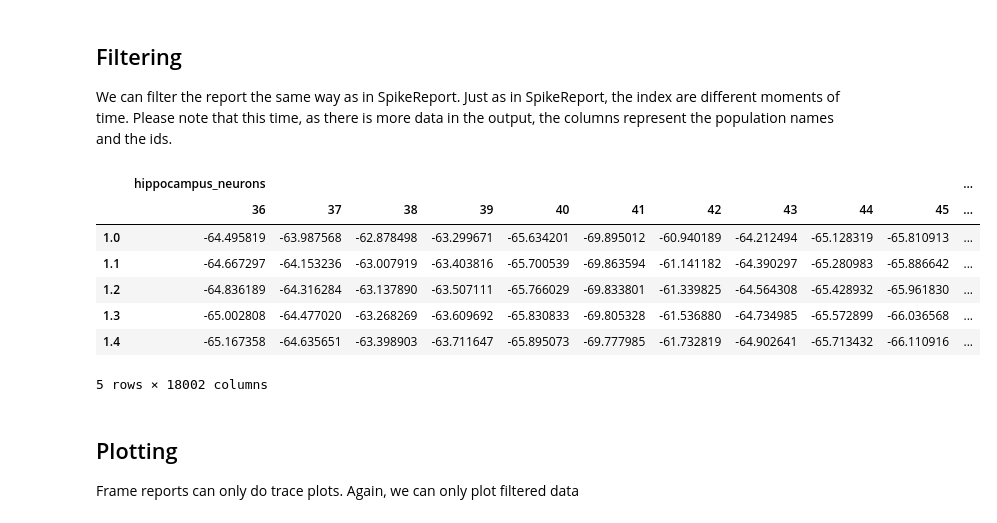
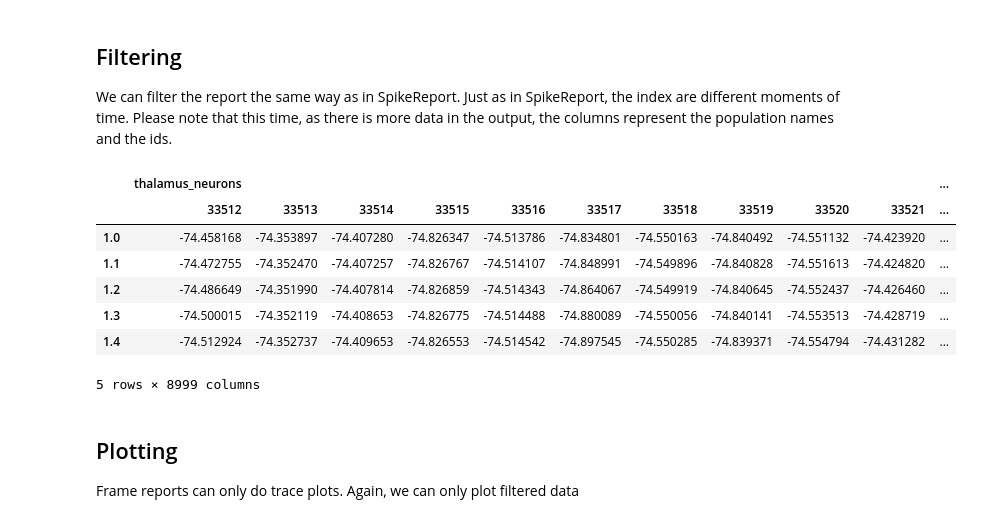
Before and after one commit to BlueBrain/snap, a Jupyter notebook: doc/source/notebooks/07_frame_reports.ipynb, the cells around one changed output. Drawn from its saved outputs; the diff is of its cells as text; code cells hidden in the pictures.

```diff
--- a/doc/source/notebooks/07_frame_reports.ipynb
+++ b/doc/source/notebooks/07_frame_reports.ipynb
@@ -14,0 +12,8 @@ simulation = bluepysnap.Simulation(simulation_path)
+# %%
+from bluepyentity.nexus import NexusHelper
+from bluepyentity.token import get_token
+
+nexus = NexusHelper(token=get_token('production'), bucket='nse/test2')
+simulation_id = 'https://bbp.epfl.ch/nexus/v1/resources/nse/test2/_/ec23054c-57cb-4095-b1ec-ae39dfacb205'
+simulation_entity = nexus.get_entity_by_id(simulation_id)
+simulation_path = simulation_entity.simulationConfigPath.url.replace('file://', '')
@@ -72,17 +85,17 @@ node_population.get(ids, properties=['layer','synapse_class','x','y','z']).head(
 ## Filtering
 We can filter the report the same way as in SpikeReport. Just as in SpikeReport, the index are different moments of time. Please note that this time, as there is more data in the output, the columns represent the population names and the ids.
 # %%
-filtered = soma_report.filter(group={'layer':'SP'}, t_start=1, t_stop=100)
+filtered = soma_report.filter(group={'layer':'VPL'}, t_start=1, t_stop=100)
 filtered.report.head()
 # %% [output]
-|  | hippocampus_neurons |  |  |  |  |  |  |  |  |  | ... |
-|  | 36 | 37 | 38 | 39 | 40 | 41 | 42 | 43 | 44 | 45 | ... |
-| 1.0 | -64.495819 | -63.987568 | -62.878498 | -63.299671 | -65.634201 | -69.895012 | -60.940189 | -64.212494 | -65.128319 | -65.810913 | ... |
-| 1.1 | -64.667297 | -64.153236 | -63.007919 | -63.403816 | -65.700539 | -69.863594 | -61.141182 | -64.390297 | -65.280983 | -65.886642 | ... |
-| 1.2 | -64.836189 | -64.316284 | -63.137890 | -63.507111 | -65.766029 | -69.833801 | -61.339825 | -64.564308 | -65.428932 | -65.961830 | ... |
-| 1.3 | -65.002808 | -64.477020 | -63.268269 | -63.609692 | -65.830833 | -69.805328 | -61.536880 | -64.734985 | -65.572899 | -66.036568 | ... |
-| 1.4 | -65.167358 | -64.635651 | -63.398903 | -63.711647 | -65.895073 | -69.777985 | -61.732819 | -64.902641 | -65.713432 | -66.110916 | ... |
+|  | thalamus_neurons |  |  |  |  |  |  |  |  |  | ... |
+|  | 33512 | 33513 | 33514 | 33515 | 33516 | 33517 | 33518 | 33519 | 33520 | 33521 | ... |
+| 1.0 | -74.458168 | -74.353897 | -74.407280 | -74.826347 | -74.513786 | -74.834801 | -74.550163 | -74.840492 | -74.551132 | -74.423920 | ... |
+| 1.1 | -74.472755 | -74.352470 | -74.407257 | -74.826767 | -74.514107 | -74.848991 | -74.549896 | -74.840828 | -74.551613 | -74.424820 | ... |
+| 1.2 | -74.486649 | -74.351990 | -74.407814 | -74.826859 | -74.514343 | -74.864067 | -74.549919 | -74.840645 | -74.552437 | -74.426460 | ... |
+| 1.3 | -74.500015 | -74.352119 | -74.408653 | -74.826775 | -74.514488 | -74.880089 | -74.550056 | -74.840141 | -74.553513 | -74.428719 | ... |
+| 1.4 | -74.512924 | -74.352737 | -74.409653 | -74.826553 | -74.514542 | -74.897545 | -74.550285 | -74.839371 | -74.554794 | -74.431282 | ... |
-5 rows × 18002 columns
+5 rows × 8999 columns
 # %% [markdown]
 ## Plotting
 Frame reports can only do trace plots. Again, we can only plot filtered data
```
Also changed, not shown: parts of 11 cells of this notebook, 2 other files.
